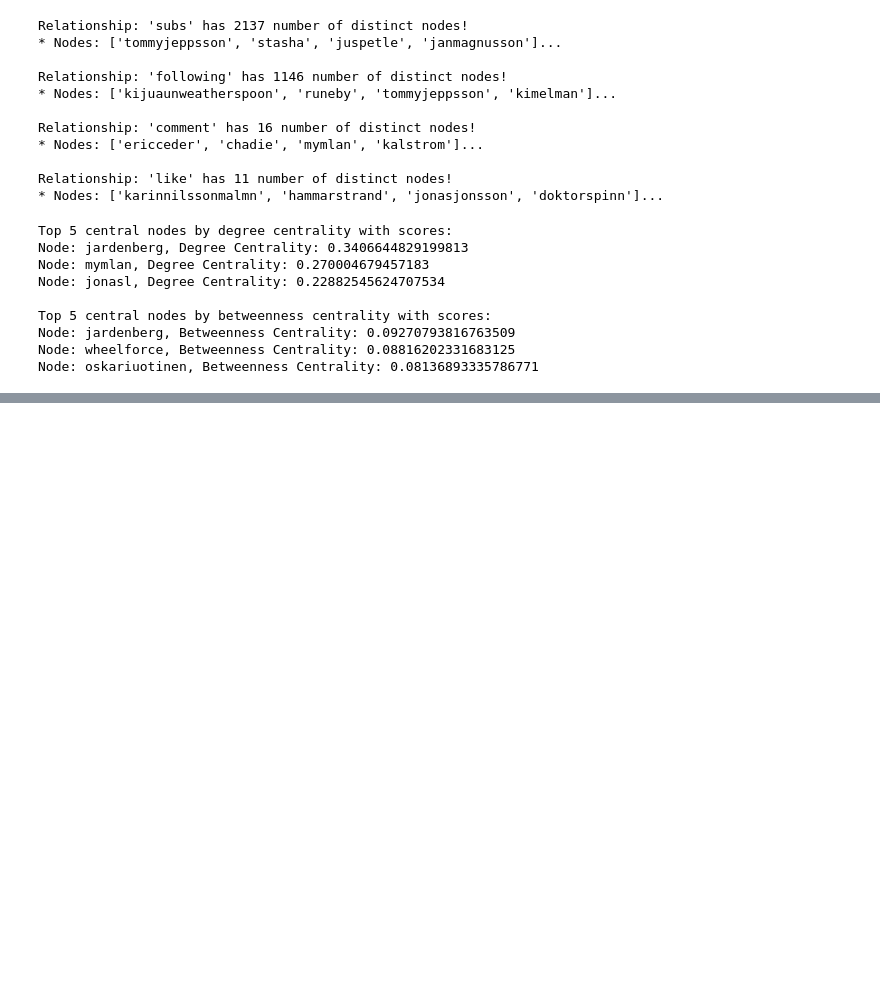
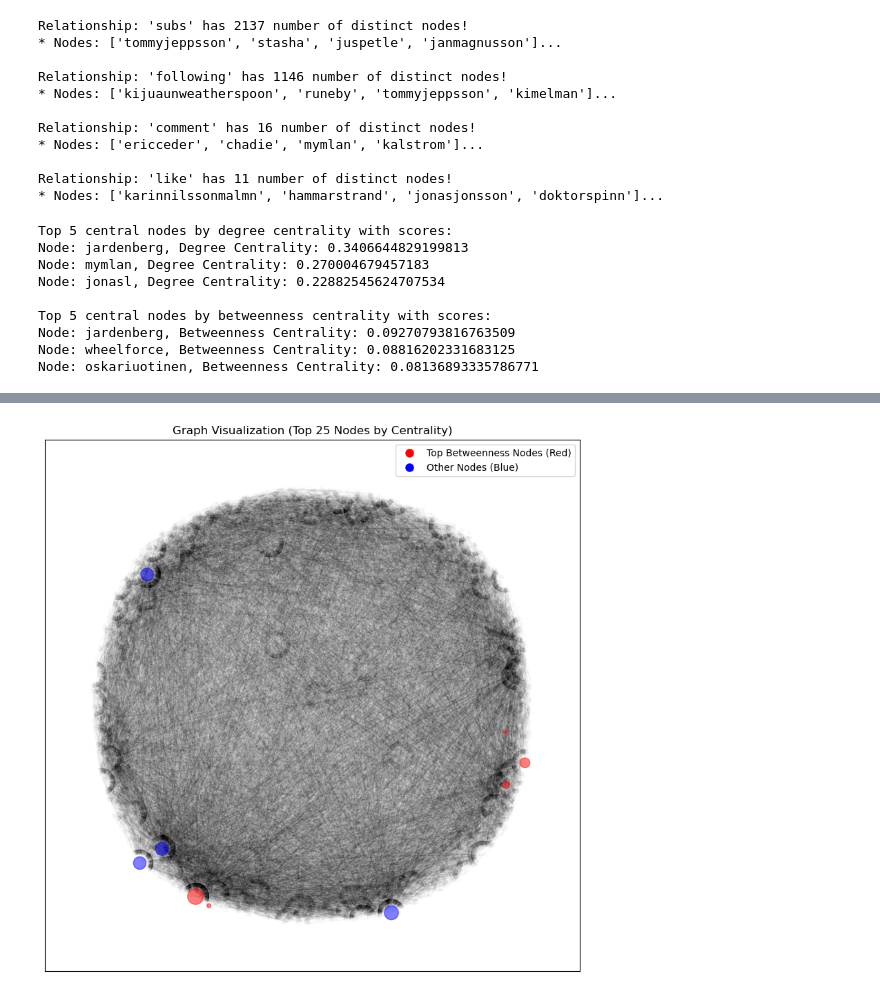
Before and after one commit to samirmehd1yev/friendfeed_project, a Jupyter notebook: 5. go_inside_communities.ipynb, the cells around one changed output, grey strips where cells are left out. Saved outputs shown, nothing was run; the diff lists cells and outputs as text; code cells hidden in the pictures; blank space fills up the shorter version.

```diff
--- a/5. go_inside_communities.ipynb
+++ b/5. go_inside_communities.ipynb
@@ -234,0 +257,5 @@ Wall time: 1min 15s
+# %%
+%%time
+detect_Influencers_in_graph(graph_52, central_nodes_by_degree, central_nodes_by_betweenness, top_n=25, spread_factor=10);
+# %% [output]
+[figure, added]
```
Also changed, not shown: parts of 4 cells of this notebook.
